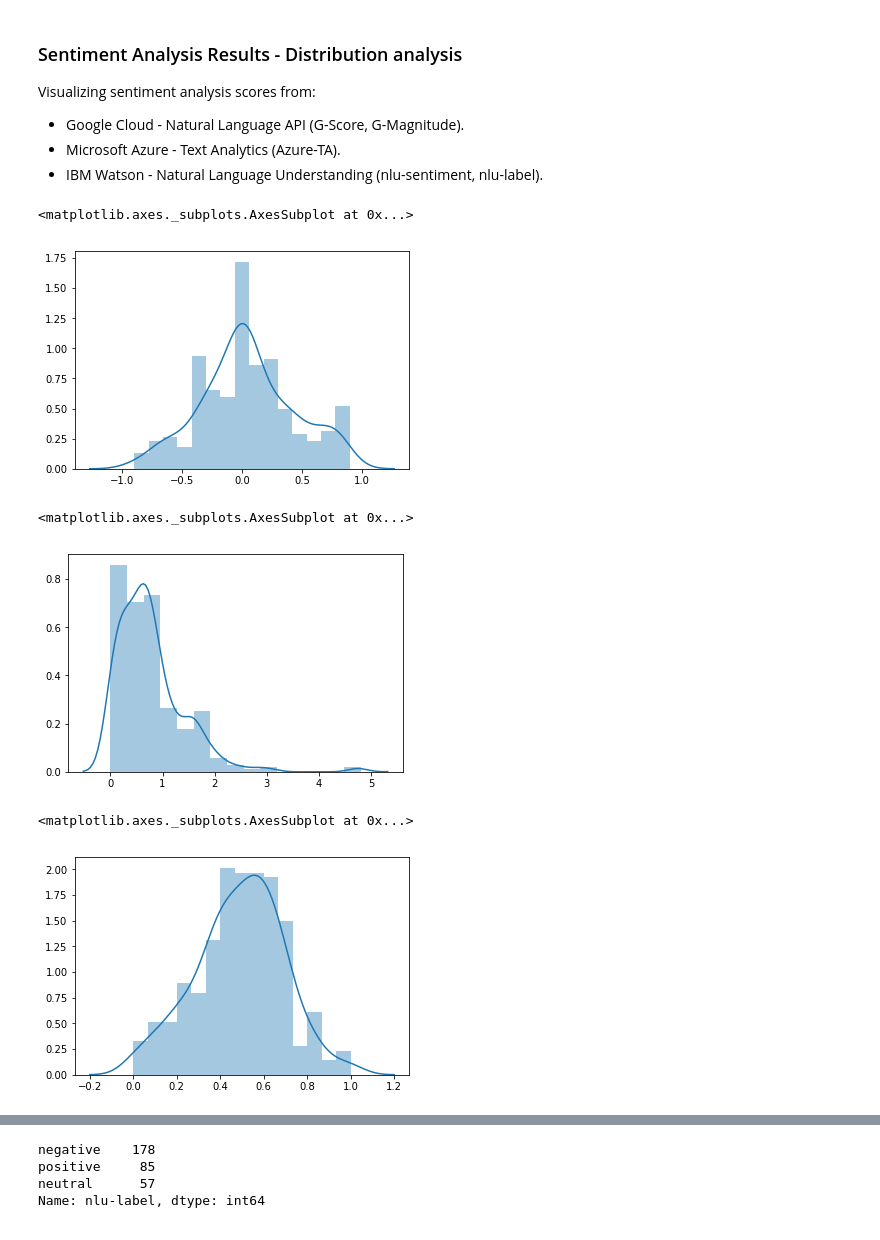
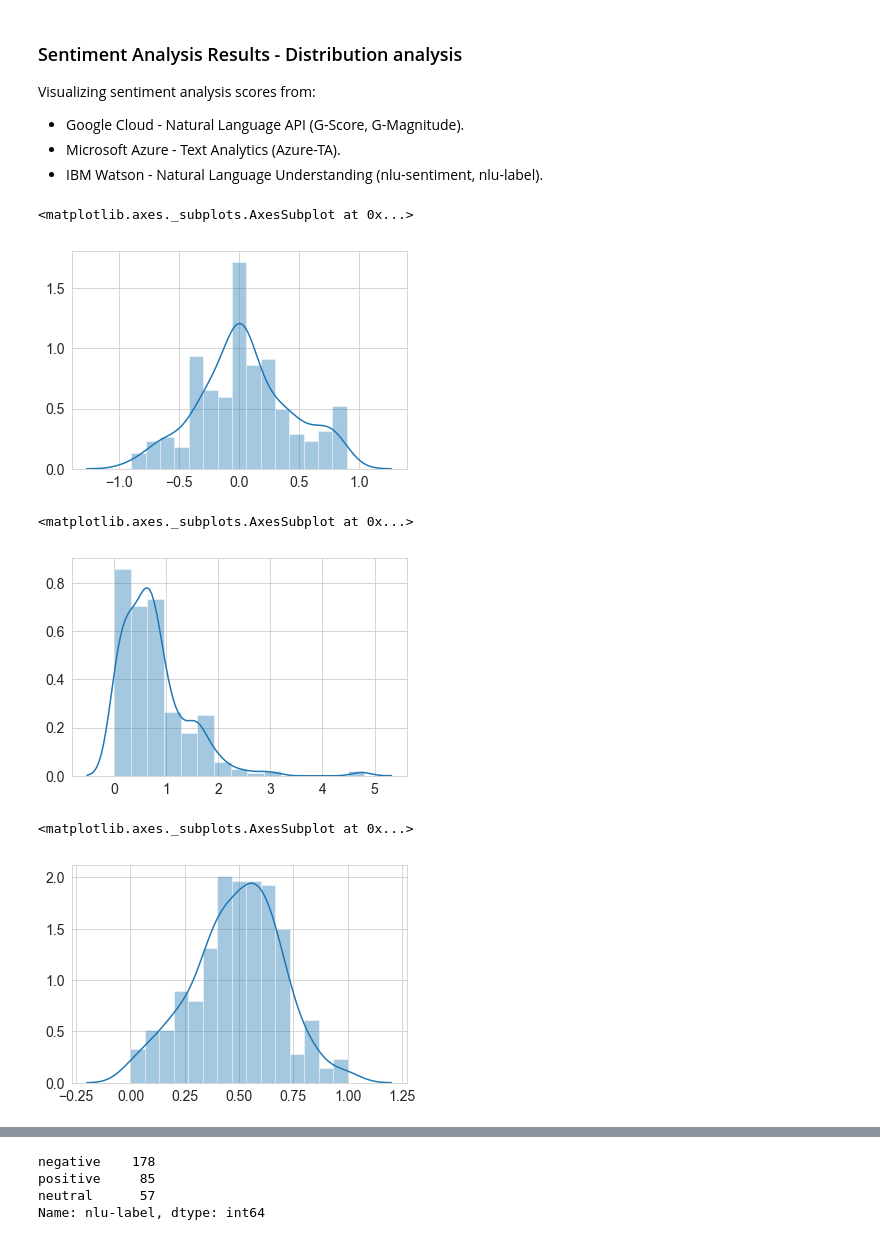
Before and after one commit to psicobotica/prolexitim-analytics, a Jupyter notebook: scripts/TAS-NLP-Correlational.ipynb, the cells around one changed output, grey strips where cells are left out. Saved outputs shown, nothing was run; the diff lists cells and outputs as text; code cells hidden in the pictures.

```diff
--- a/scripts/TAS-NLP-Correlational.ipynb
+++ b/scripts/TAS-NLP-Correlational.ipynb
@@ -47,20 +47,21 @@ Visualizing sentiment analysis scores from:
 - Microsoft Azure - Text Analytics (Azure-TA).
 - IBM Watson - Natural Language Understanding (nlu-sentiment, nlu-label).
 # %%
+plt.rcParams.update({'font.size': 14})
 sns.distplot(tasnlp_df[["G-score"]], bins=15, kde=True)
 # %% [output]
 <matplotlib.axes._subplots.AxesSubplot at 0x...>
-[figure, old version]
+[figure, new version]
 # %%
 sns.distplot(tasnlp_df[["G-magnitude"]], bins=15, kde=True)
 # %% [output]
 <matplotlib.axes._subplots.AxesSubplot at 0x...>
-[figure, old version]
+[figure, new version]
 # %%
 sns.distplot(tasnlp_df[["Azure-TA"]], bins=15, kde=True)
 # %% [output]
 <matplotlib.axes._subplots.AxesSubplot at 0x...>
-[figure, old version]
+[figure, new version]
 # %%
 sns.distplot(tasnlp_df[["nlu-sentiment"]], bins=15, kde=True)
 # %% [output]
```
Also changed, not shown: parts of 2 cells of this notebook.
